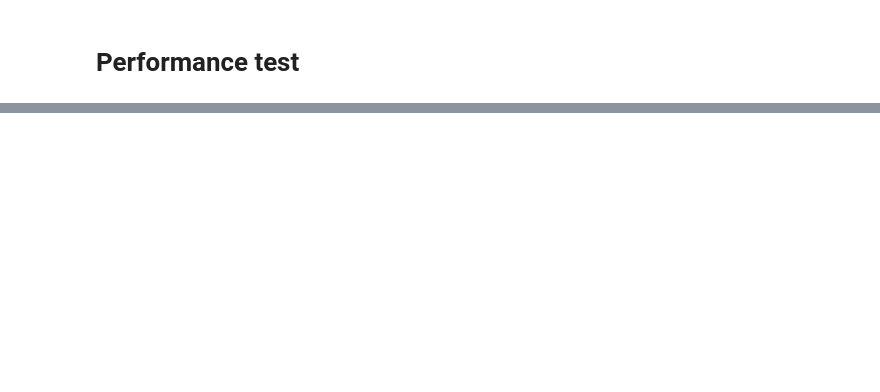
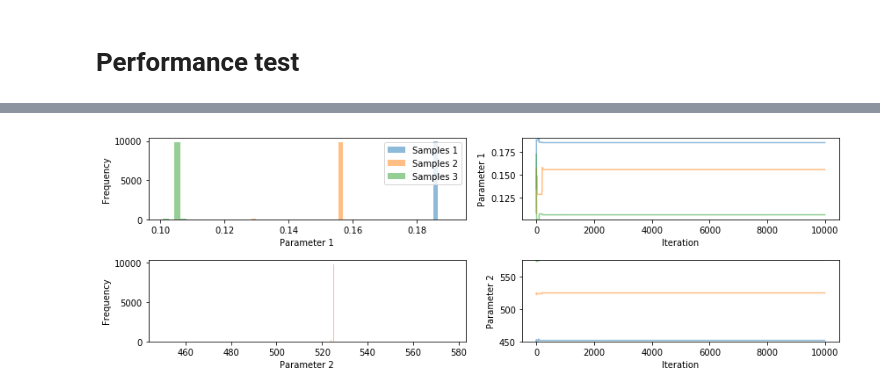
Before and after one commit to MaksymPetyak/emupints, a Jupyter notebook: studies/BNN-emulator-development.ipynb, the cells around one changed output, grey strips where cells are left out. Saved outputs shown, nothing was run; the diff lists cells and outputs as text; code cells hidden in the pictures; blank space fills up the shorter version.

```diff
--- a/studies/BNN-emulator-development.ipynb
+++ b/studies/BNN-emulator-development.ipynb
@@ -251,0 +317,11 @@ print(mean_error(test_pred, test_true))
+# %%
+# Create a posterior log-likelihood (log(likelihood * prior))
+log_posterior = pints.LogPosterior(emu_nn, log_prior)
+real_log_posterior = pints.LogPosterior(real_log_likelihood, log_prior)
+# %%
+xs = [
+    np.array(real_parameters) * 0.9,
+    np.array(real_parameters) * 1.05,
+    np.array(real_parameters) * 1.15,
+]
+xs
@@ -251,0 +332,2 @@ print(mean_error(test_pred, test_true))
+# %%
+chains = pints.mcmc_sample(log_posterior, 3, xs)
@@ -251,0 +352,6 @@ print(mean_error(test_pred, test_true))
+# %%
+import pints.plot
+pints.plot.trace(chains)
+plt.show()
+# %% [output]
+[figure, added]
```
Also changed, not shown: parts of 25 cells of this notebook, 6 other files.
